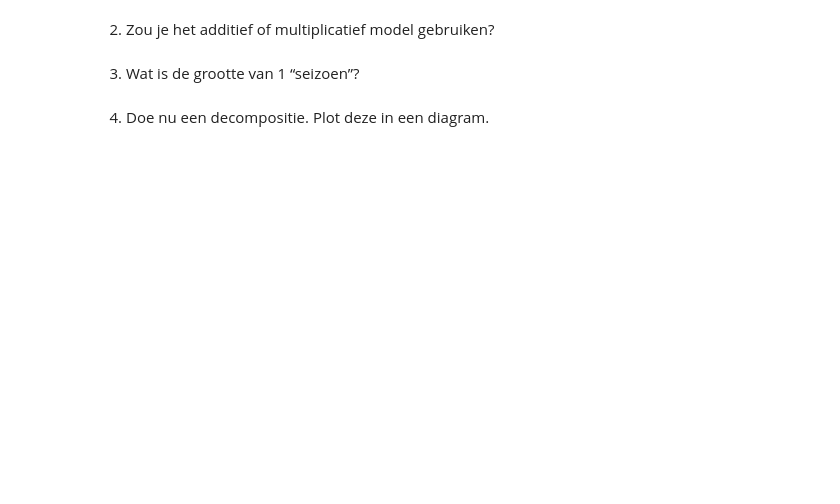
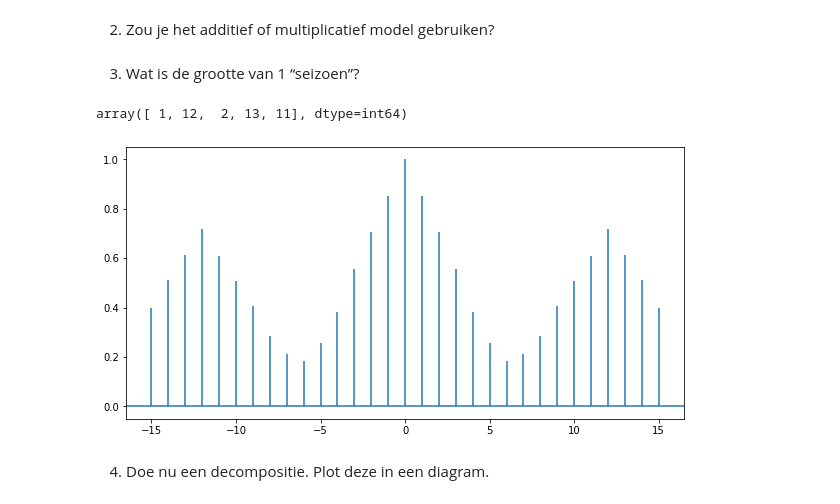
Before and after one commit to EliasDeHondt/DataScience1, a Jupyter notebook: W20P4/2 Pretpark - Oplossingen.ipynb, the cells around one changed output. Saved outputs shown, nothing was run; the diff lists cells and outputs as text; code cells hidden in the pictures; blank space fills up the shorter version.

```diff
--- a/W20P4/2 Pretpark - Oplossingen.ipynb
+++ b/W20P4/2 Pretpark - Oplossingen.ipynb
@@ -8,4 +22,15 @@ Een pretpark wil kunnen voorspellen hoeveel bezoekers er zullen komen in een bep
 # %% [markdown]
 3.	Wat is de grootte van 1 “seizoen”?
+# %%
+import matplotlib.pyplot as plt
+
+fig, ax = plt.subplots(figsize=(10, 5))
+lags, acfs, _, _ = ax.acorr(pretpark.aantal_bezoekers, maxlags=15)
+find_period(pretpark.aantal_bezoekers, maxlags=15, top_n=5)
+
+# periode is dus 12 (periode 1 kunnen we verwaarlozen ook al is dat hoger).
+# %% [output]
+array([ 1, 12,  2, 13, 11], dtype=int64)
+[figure, added]
 # %% [markdown]
 4.	Doe nu een decompositie.  Plot deze in een diagram.
```
Also changed, not shown: parts of 8 cells of this notebook, 2 other files.
